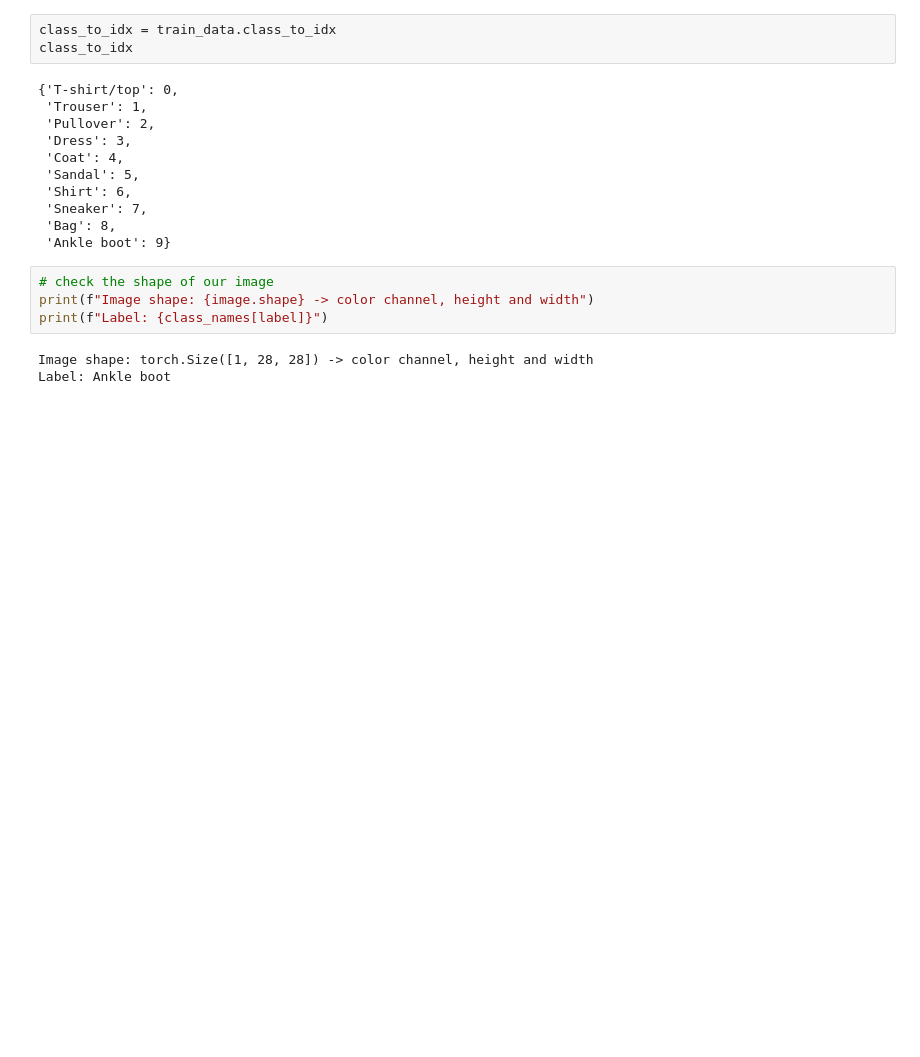
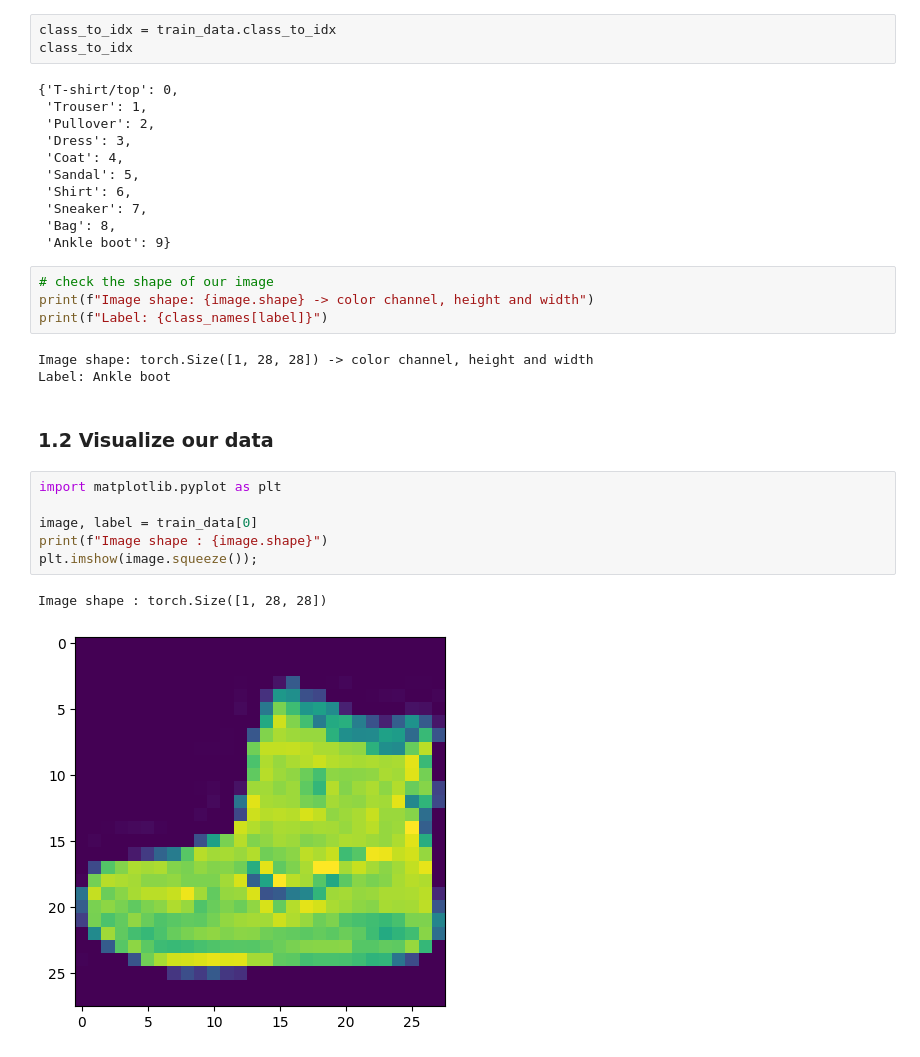
Before and after one commit to habonimana/PyTorch-for-Deep-Learning, a Jupyter notebook: 03_pytorch_computer_vision.ipynb, the cells around one changed output. Cells and saved outputs as stored; diff of their text form; blank space fills up the shorter version.

```diff
--- a/03_pytorch_computer_vision.ipynb
+++ b/03_pytorch_computer_vision.ipynb
@@ -131,3 +115,14 @@ print(f"Label: {class_names[label]}")
 # %% [output]
 Image shape: torch.Size([1, 28, 28]) -> color channel, height and width
 Label: Ankle boot
+# %% [markdown]
+### 1.2 Visualize our data
+# %%
+import matplotlib.pyplot as plt
+
+image, label = train_data[0]
+print(f"Image shape : {image.shape}")
+plt.imshow(image.squeeze());
+# %% [output]
+Image shape : torch.Size([1, 28, 28])
+[figure, added]
```
Also changed, not shown: parts of 23 cells of this notebook.
